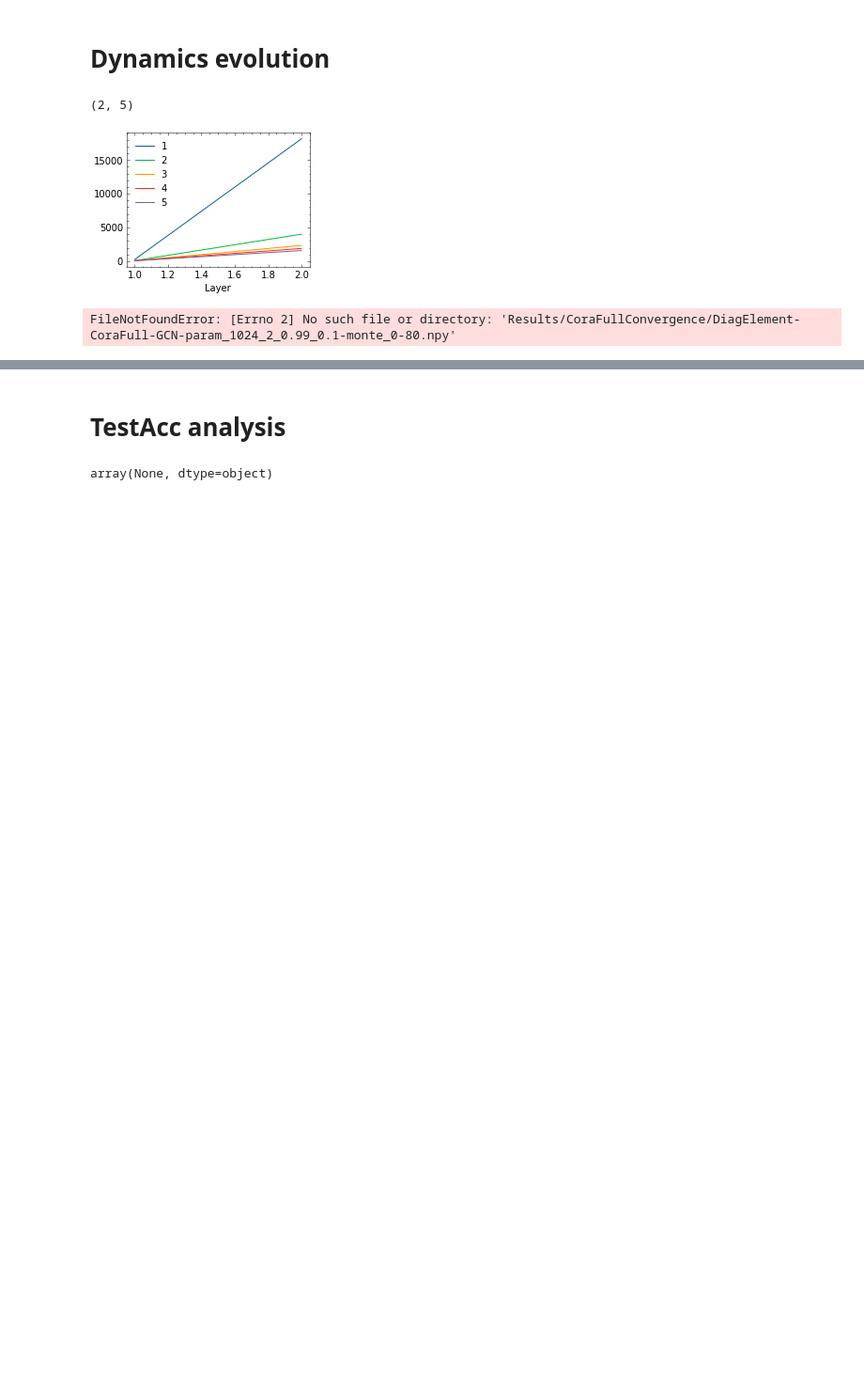
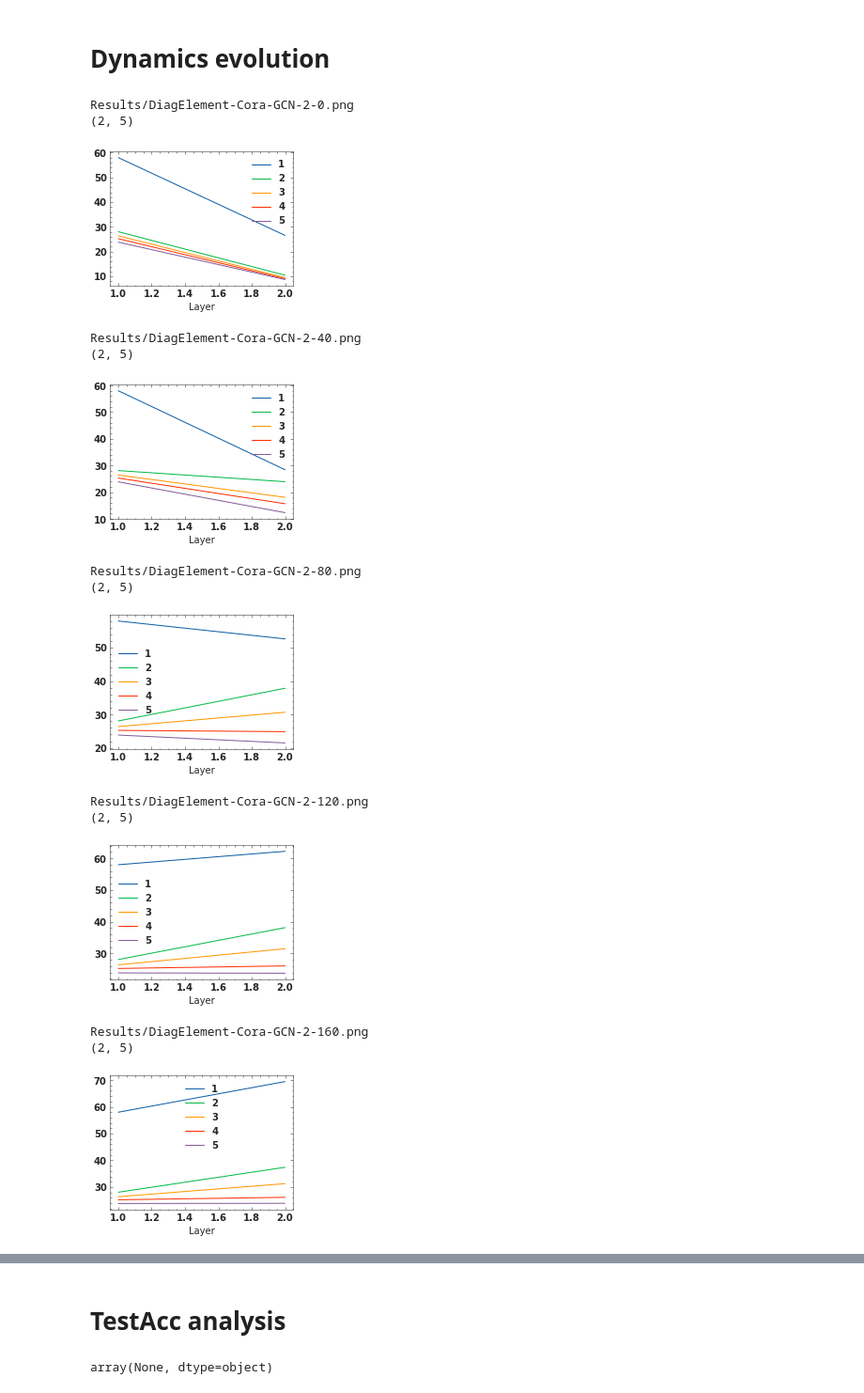
Before and after one commit to ggzhang0071/pytorch_geometric-1, a Jupyter notebook: PlotConvergenceCompare.ipynb, the cells around one changed output, grey strips where cells are left out. Shown at 94% size. Drawn from its saved outputs; the diff is of its cells as text; code cells hidden in the pictures; blank space fills up the shorter version.

Commit message:
plots OK?

```diff
--- a/PlotConvergenceCompare.ipynb
+++ b/PlotConvergenceCompare.ipynb
@@ -392,0 +327,33 @@ PlotNetworkContractionNpy(dataset,modelName,file_constraited,coefficientsFirst,c
+# %%
+import matplotlib.pyplot as plt
+from PlotMonteCalorsConvergence import PlotMonteCalorsTimesConvergenceNpy
+
+coefficientsFirst=[128]
+coefficientsSecond=[2]
+coefficientsThree=[0.8]
+coefficientsFour=[0.001, 0.01,0.1,0.2,0]
+modelName="GCN"
+Prefix="TrainConvergence"
+dataset="Pubmed"
+datasets=["Cora","Citeseer",'Pubmed','CoraFull']
+start_plot=0
+epochs=200
+plt.figure(figsize=(8,2),dpi=300)
+for i, dataset in enumerate(datasets):
+    plt.subplot(1,4,i+1)
+    if i==0:
+        coefficientsFour=[0.001, 0.01,0.1,0.5]
+        plt.xlabel('Epoches', fontsize=12)
+        plt.ylabel('Error', fontsize=12)
+    if i==2:
+        coefficientsFour=[0.001, 0.01,0.1,0.2]
+    if i==3:
+        coefficientsFour=[0.001, 0.01,0.1,0.5]
+        coefficientsThree=[0.99]
+
+    args=coefficientsFour
+    FileName="Results/"+dataset+"Convergence/"
+    file_constraited=FileName+Prefix
+    PlotMonteCalorsTimesConvergenceNpy(dataset,modelName,file_constraited,coefficientsFirst,coefficientsSecond,coefficientsThree,coefficientsFour,start_plot,epochs,*args)
+
+save_png_name='LRCompare-{}.png'.format(dataset,modelName)
@@ -395,31 +381,44 @@ PlotNetworkContractionNpy(dataset,modelName,file_constraited,coefficientsFirst,c
 # %%
 import numpy as np
 import glob
 import matplotlib.pyplot as plt
 import matplotlib.font_manager
 
 SaveFiles="DiagElement"
-dataset="CoraFull"
+dataset="Cora"
 modelName="GCN"
 NumLayers=2
 FileConstrant2="param"
 num_epochs=300
 interal=40
-for epoch in range(40,num_epochs):
+for epoch in range(num_epochs):
     if epoch%interal==0 or epoch==num_epochs-1:
-        save_png_name="{}-{}-{}-{}-{}.png".format(SaveFiles,dataset,modelName,NumLayers,epoch)
+        save_png_name="Results/{}-{}-{}-{}-{}.png".format(SaveFiles,dataset,modelName,NumLayers,epoch)
+        print(save_png_name)
         EvolutionDynamics=np.load("Results/{}Convergence/DiagElement-{}-{}-{}_1024_{}_0.99_0.1-monte_0-{}.npy".format(dataset,dataset,modelName,FileConstrant2,NumLayers,epoch),allow_pickle=True)
         print(EvolutionDynamics.shape)
         with plt.style.context(["science","no-latex"]):
             plt.figure()
             for i in range(EvolutionDynamics.shape[1]):
                 plt.plot(np.linspace(1,NumLayers,NumLayers),np.array(EvolutionDynamics.T)[i])
             plt.legend([1,2,3,4,5])
             plt.xlabel("Layer")
             plt.ylabel("")
             plt.savefig(save_png_name,dpi=600)
             plt.show()
 # %% [output]
+Results/DiagElement-Cora-GCN-2-0.png
 (2, 5)
-[figure, old version]
+[figure, new version]
-FileNotFoundError: [Errno 2] No such file or directory: 'Results/CoraFullConvergence/DiagElement-CoraFull-GCN-param_1024_2_0.99_0.1-monte_0-80.npy'
+Results/DiagElement-Cora-GCN-2-40.png
+(2, 5)
+[figure, added]
+Results/DiagElement-Cora-GCN-2-80.png
+(2, 5)
+[figure, added]
+Results/DiagElement-Cora-GCN-2-120.png
+(2, 5)
+[figure, added]
+Results/DiagElement-Cora-GCN-2-160.png
+(2, 5)
+[figure, added]
```
Also changed, not shown: parts of 32 cells of this notebook, 2 other files.
